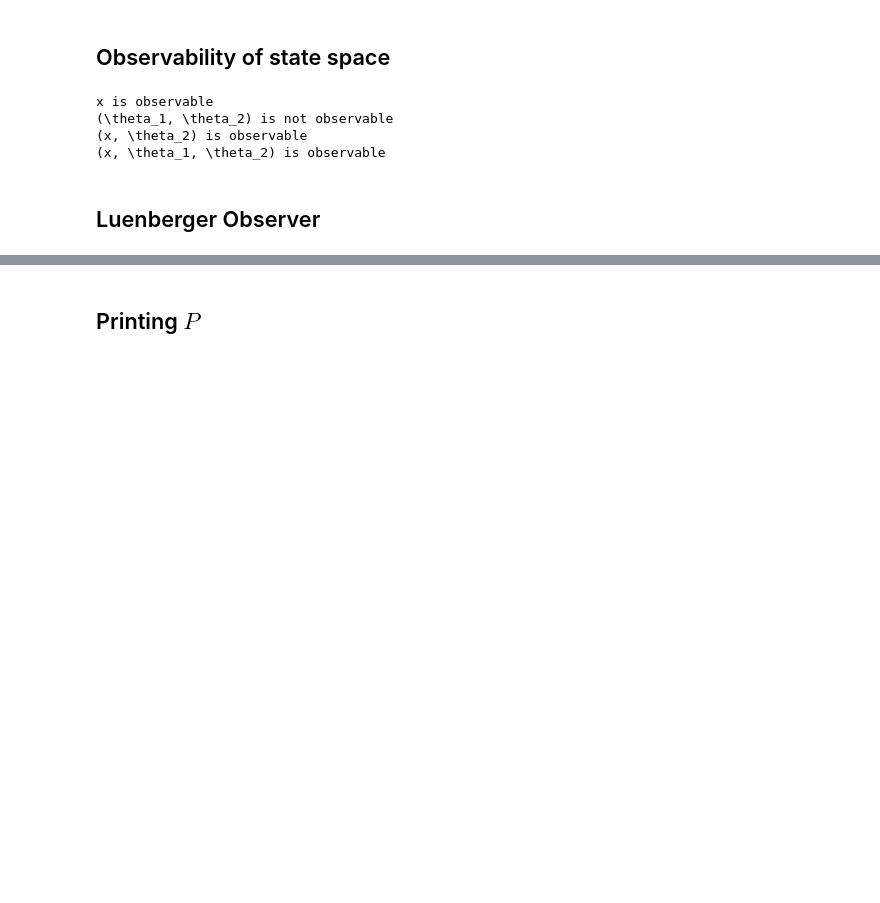
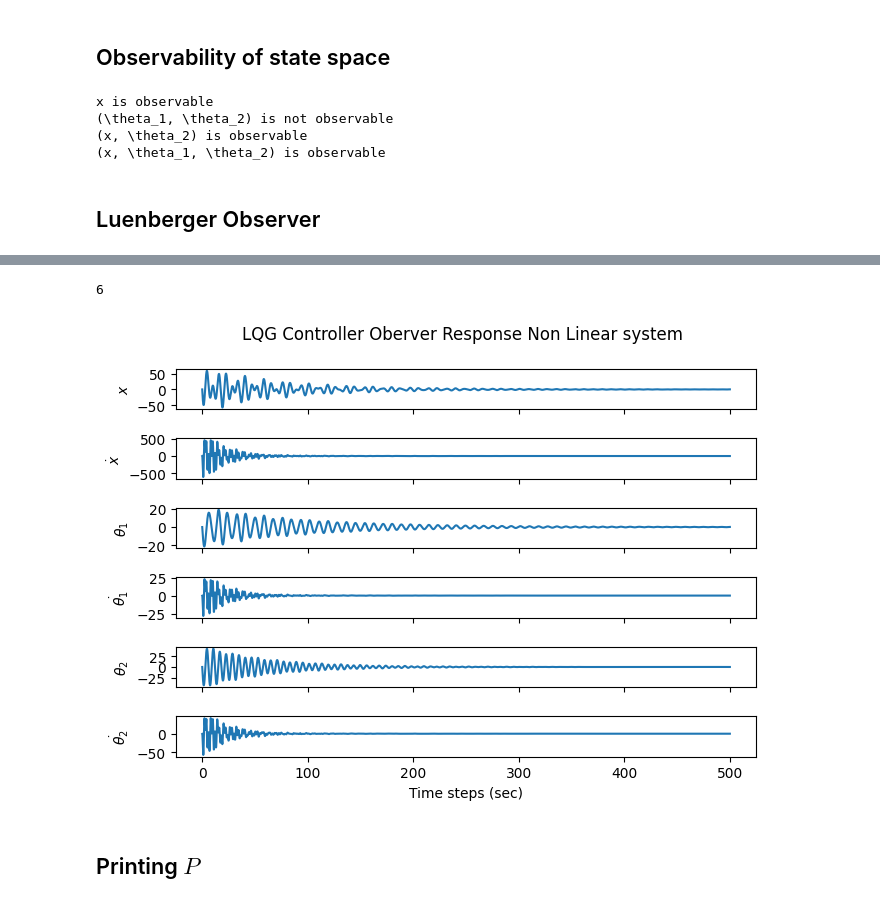
Before and after one commit to yashveerjain/LQR-and-LQG-Controller-For-a-Moving-Crane, a Jupyter notebook: project_interactive.ipynb, the cells around one changed output, grey strips where cells are left out. Cells and saved outputs as stored; diff of their text form; code cells hidden in the pictures; blank space fills up the shorter version.

```diff
--- a/project_interactive.ipynb
+++ b/project_interactive.ipynb
@@ -340,3 +264,8 @@ plot_respone(all_step_output[2],time_steps,N,Cs[2][1], plot_title=f"${Cs[2][1]}$
+# %%
+plot_respone(non_linear_output_arr_control_observe,time_steps,N,state,plot_title=f"LQG Controller Oberver Response Non Linear system",Plot_filename="non_linear_LQG_Controller+OberverResponse", save=False)
+# %% [output]
+6
+[figure, added]
 # %% [markdown]
 ## Printing $P$
 # %%
```
Also changed, not shown: parts of 26 cells of this notebook.
